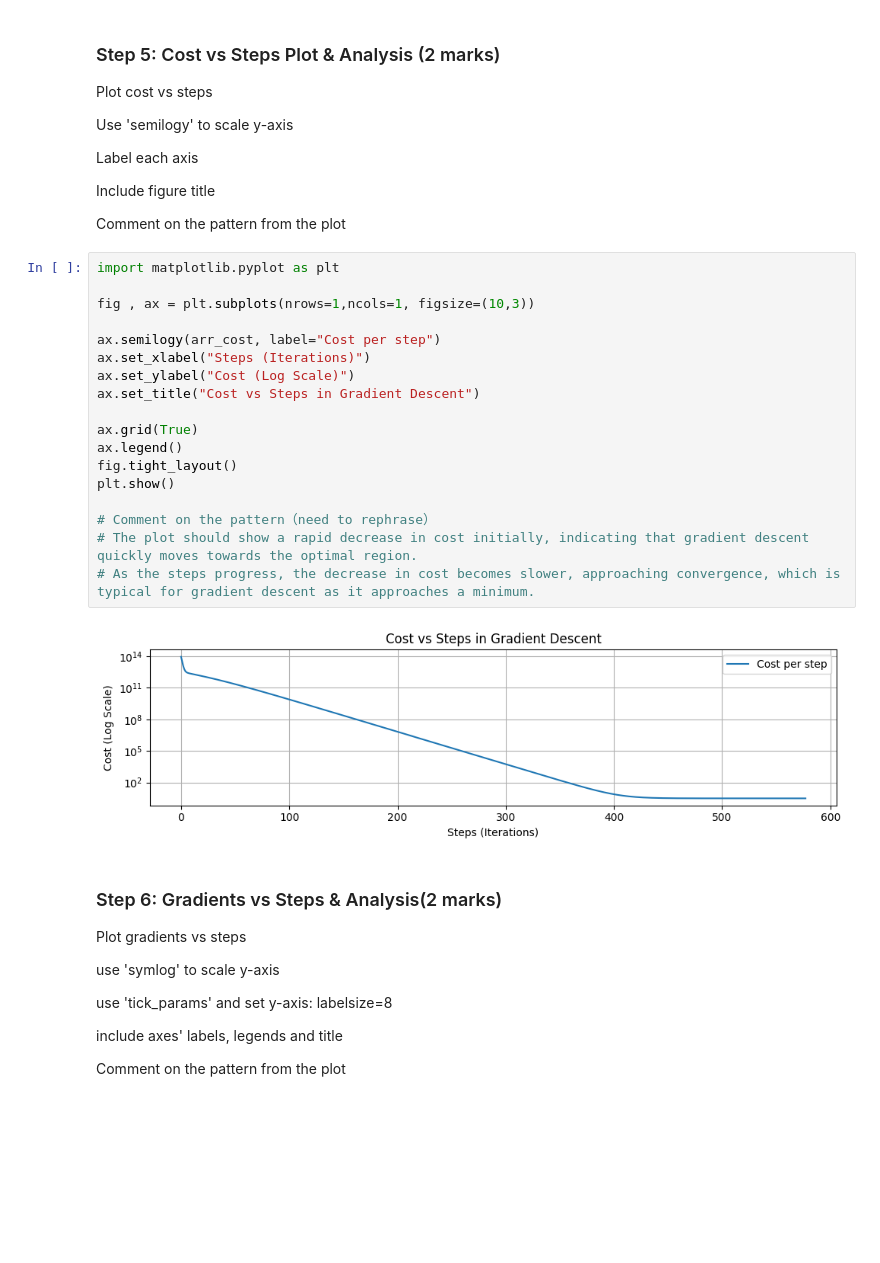
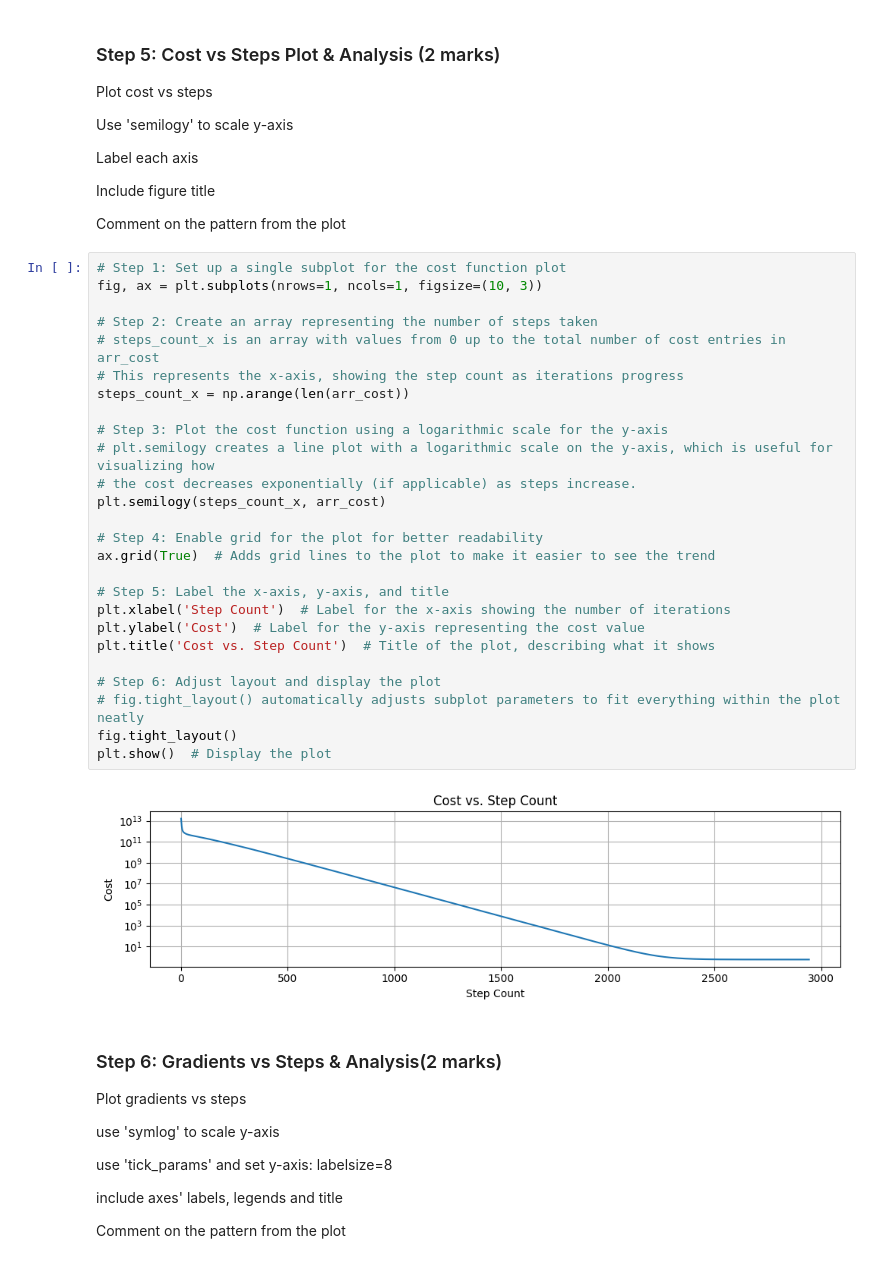
Before and after one commit to jeelp97/ENGG-680-lab, a Jupyter notebook: Assignment3.ipynb, the cells around one changed output. Drawn from its saved outputs; the diff is of its cells as text; blank space fills up the shorter version.

```diff
--- a/Assignment3.ipynb
+++ b/Assignment3.ipynb
@@ -301,26 +310,34 @@ Label each axis
 Include figure title
 
 Comment on the pattern from the plot
-# %%
-import matplotlib.pyplot as plt
-
-fig , ax = plt.subplots(nrows=1,ncols=1, figsize=(10,3))
-
-ax.semilogy(arr_cost, label="Cost per step")
-ax.set_xlabel("Steps (Iterations)")
-ax.set_ylabel("Cost (Log Scale)")
-ax.set_title("Cost vs Steps in Gradient Descent")
-
-ax.grid(True)
-ax.legend()
-fig.tight_layout()
-plt.show()
-
-# Comment on the pattern（need to rephrase）
-# The plot should show a rapid decrease in cost initially, indicating that gradient descent quickly moves towards the optimal region.
-# As the steps progress, the decrease in cost becomes slower, approaching convergence, which is typical for gradient descent as it approaches a minimum.
-# %% [output]
-[figure, removed]
+# %%
+# Step 1: Set up a single subplot for the cost function plot
+fig, ax = plt.subplots(nrows=1, ncols=1, figsize=(10, 3))
+
+# Step 2: Create an array representing the number of steps taken
+# steps_count_x is an array with values from 0 up to the total number of cost entries in arr_cost
+# This represents the x-axis, showing the step count as iterations progress
+steps_count_x = np.arange(len(arr_cost))
+
+# Step 3: Plot the cost function using a logarithmic scale for the y-axis
+# plt.semilogy creates a line plot with a logarithmic scale on the y-axis, which is useful for visualizing how
+# the cost decreases exponentially (if applicable) as steps increase.
+plt.semilogy(steps_count_x, arr_cost)
+
+# Step 4: Enable grid for the plot for better readability
+ax.grid(True)  # Adds grid lines to the plot to make it easier to see the trend
+
+# Step 5: Label the x-axis, y-axis, and title
+plt.xlabel('Step Count')  # Label for the x-axis showing the number of iterations
+plt.ylabel('Cost')  # Label for the y-axis representing the cost value
+plt.title('Cost vs. Step Count')  # Title of the plot, describing what it shows
+
+# Step 6: Adjust layout and display the plot
+# fig.tight_layout() automatically adjusts subplot parameters to fit everything within the plot neatly
+fig.tight_layout()
+plt.show()  # Display the plot
+# %% [output]
+[figure, added]
 # %% [markdown]
 ### Step 6: Gradients vs Steps & Analysis(2 marks)
 Plot gradients vs steps
```
Also changed, not shown: parts of 19 cells of this notebook.
